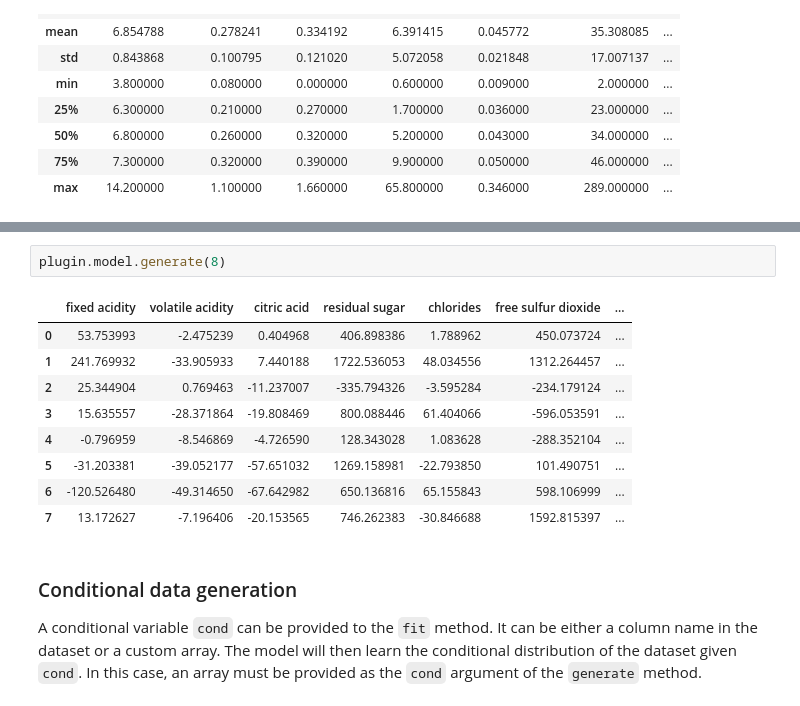
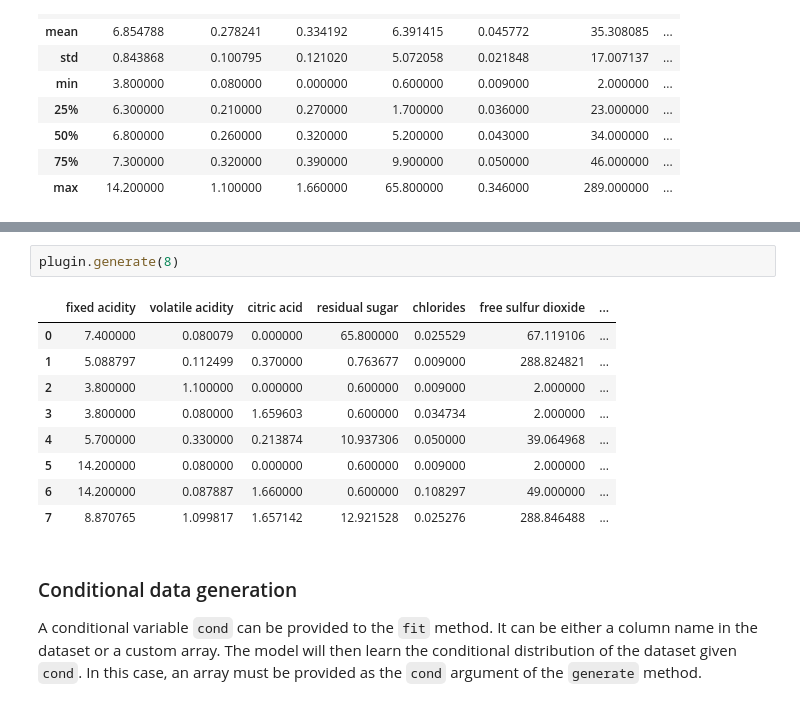
Before and after one commit to vanderschaarlab/synthcity, a Jupyter notebook: tutorials/tutorial8_tabular_modelling_with_diffusion.ipynb, the cells around one changed output, grey strips where cells are left out. Drawn from its saved outputs; the diff is of its cells as text.

```diff
--- a/tutorials/tutorial8_tabular_modelling_with_diffusion.ipynb
+++ b/tutorials/tutorial8_tabular_modelling_with_diffusion.ipynb
@@ -205,15 +215,15 @@ plugin.loss_history.plot()
 # %%
-plugin.model.generate(8)
+plugin.generate(8)
 # %% [output]
 |  | fixed acidity | volatile acidity | citric acid | residual sugar | chlorides | free sulfur dioxide | ... |
-| 0 | 53.753993 | -2.475239 | 0.404968 | 406.898386 | 1.788962 | 450.073724 | ... |
-| 1 | 241.769932 | -33.905933 | 7.440188 | 1722.536053 | 48.034556 | 1312.264457 | ... |
-| 2 | 25.344904 | 0.769463 | -11.237007 | -335.794326 | -3.595284 | -234.179124 | ... |
-| 3 | 15.635557 | -28.371864 | -19.808469 | 800.088446 | 61.404066 | -596.053591 | ... |
-| 4 | -0.796959 | -8.546869 | -4.726590 | 128.343028 | 1.083628 | -288.352104 | ... |
-| 5 | -31.203381 | -39.052177 | -57.651032 | 1269.158981 | -22.793850 | 101.490751 | ... |
-| 6 | -120.526480 | -49.314650 | -67.642982 | 650.136816 | 65.155843 | 598.106999 | ... |
-| 7 | 13.172627 | -7.196406 | -20.153565 | 746.262383 | -30.846688 | 1592.815397 | ... |
+| 0 | 7.400000 | 0.080079 | 0.000000 | 65.800000 | 0.025529 | 67.119106 | ... |
+| 1 | 5.088797 | 0.112499 | 0.370000 | 0.763677 | 0.009000 | 288.824821 | ... |
+| 2 | 3.800000 | 1.100000 | 0.000000 | 0.600000 | 0.009000 | 2.000000 | ... |
+| 3 | 3.800000 | 0.080000 | 1.659603 | 0.600000 | 0.034734 | 2.000000 | ... |
+| 4 | 5.700000 | 0.330000 | 0.213874 | 10.937306 | 0.050000 | 39.064968 | ... |
+| 5 | 14.200000 | 0.080000 | 0.000000 | 0.600000 | 0.009000 | 2.000000 | ... |
+| 6 | 14.200000 | 0.087887 | 1.660000 | 0.600000 | 0.108297 | 49.000000 | ... |
+| 7 | 8.870765 | 1.099817 | 1.657142 | 12.921528 | 0.025276 | 288.846488 | ... |
 # %% [markdown]
 ### Conditional data generation
 
```
Also changed, not shown: parts of 9 cells of this notebook, 2 other files.
